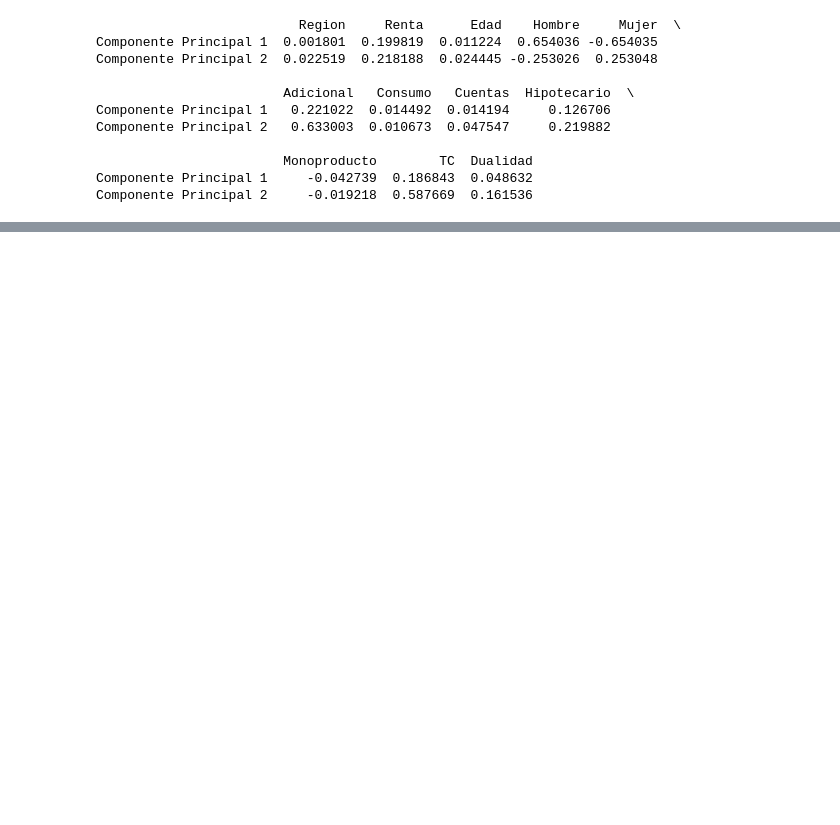
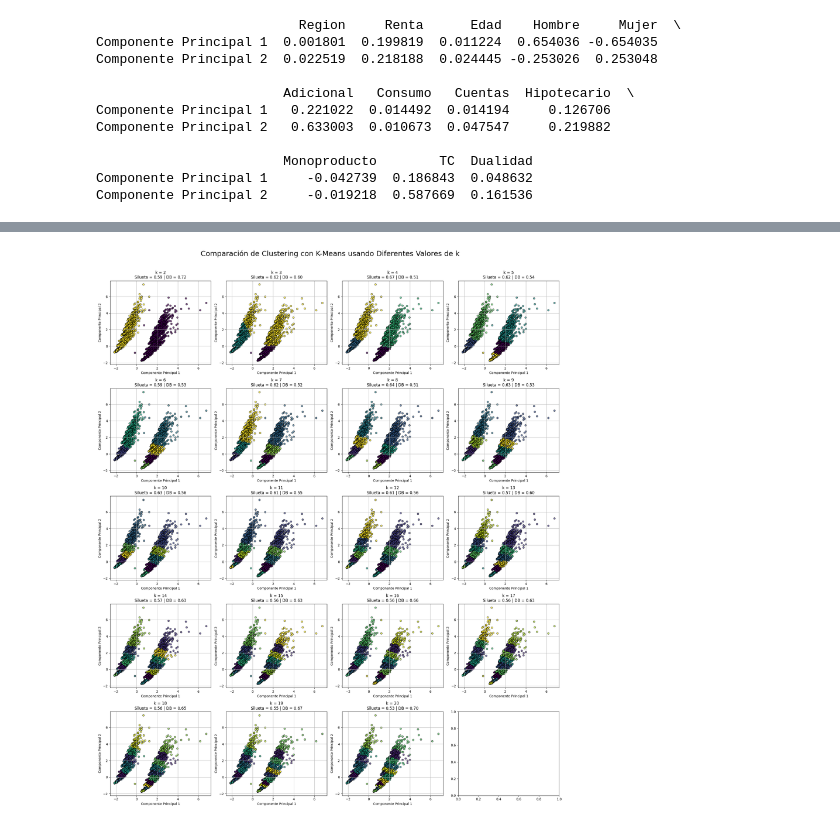
Before and after one commit to Ekronec/Machine-Learning, a Jupyter notebook: Evaluaciones/EV3_Besa_Duran_Astrosa.ipynb, the cells around one changed output, grey strips where cells are left out. Saved outputs shown, nothing was run; the diff lists cells and outputs as text; code cells hidden in the pictures; blank space fills up the shorter version.

```diff
--- a/Evaluaciones/EV3_Besa_Duran_Astrosa.ipynb
+++ b/Evaluaciones/EV3_Besa_Duran_Astrosa.ipynb
@@ -429,0 +261,38 @@ print("El codo está en k =", kl.elbow)
+# %%
+# Supongamos que `df_monopoly` es tu DataFrame ya procesado
+df_monopoly_array = df_monopoly_pca
+
+# Configuración de las métricas
+silhouette_scores = []
+davies_bouldin_scores = []
+ks = range(2, 21)
+
+# Evaluar para k en el rango de 2 a 20
+for k in ks:
+    kmeans = KMeans(n_clusters=k, init='k-means++', random_state=1)
+    labels = kmeans.fit_predict(df_monopoly_array)
+
+    # Métricas
+    silhouette_scores.append(silhouette_score(df_monopoly_array, labels))
+    davies_bouldin_scores.append(davies_bouldin_score(df_monopoly_array, labels))
+
+# Crear los subplots
+fig, ax = plt.subplots(5, 4, figsize=(20, 25))
+fig.suptitle('Comparación de Clustering con K-Means usando Diferentes Valores de k', fontsize=22)
+
+# Rellenar los subplots
+for idx, k in enumerate(ks):
+    i, j = divmod(idx, 4)
+    kmeans = KMeans(n_clusters=k, random_state=0)
+    labels = kmeans.fit_predict(df_monopoly_array)
+
+    ax[i, j].scatter(df_monopoly_array[:, 0], df_monopoly_array[:, 1], c=labels, cmap='viridis', s=30, alpha=0.7, edgecolors='k')
+    ax[i, j].set_title(f'k = {k}\nSilueta = {silhouette_scores[idx]:.2f} | DB = {davies_bouldin_scores[idx]:.2f}', fontsize=12)
+    ax[i, j].set_xlabel('Componente Principal 1')
+    ax[i, j].set_ylabel('Componente Principal 2')
+    ax[i, j].grid(True)
+
+plt.tight_layout(rect=[0, 0.03, 1, 0.97])
+plt.show()
+# %% [output]
+[figure, added]
```
Also changed, not shown: parts of 16 cells of this notebook.
